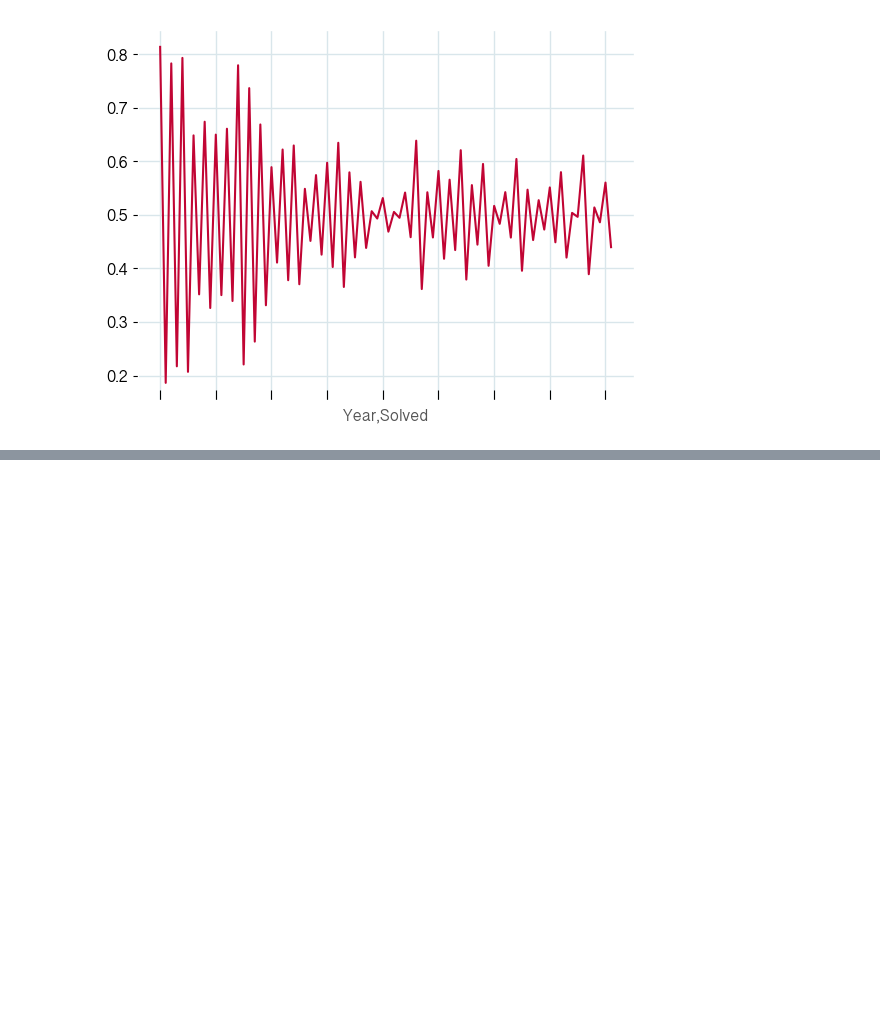
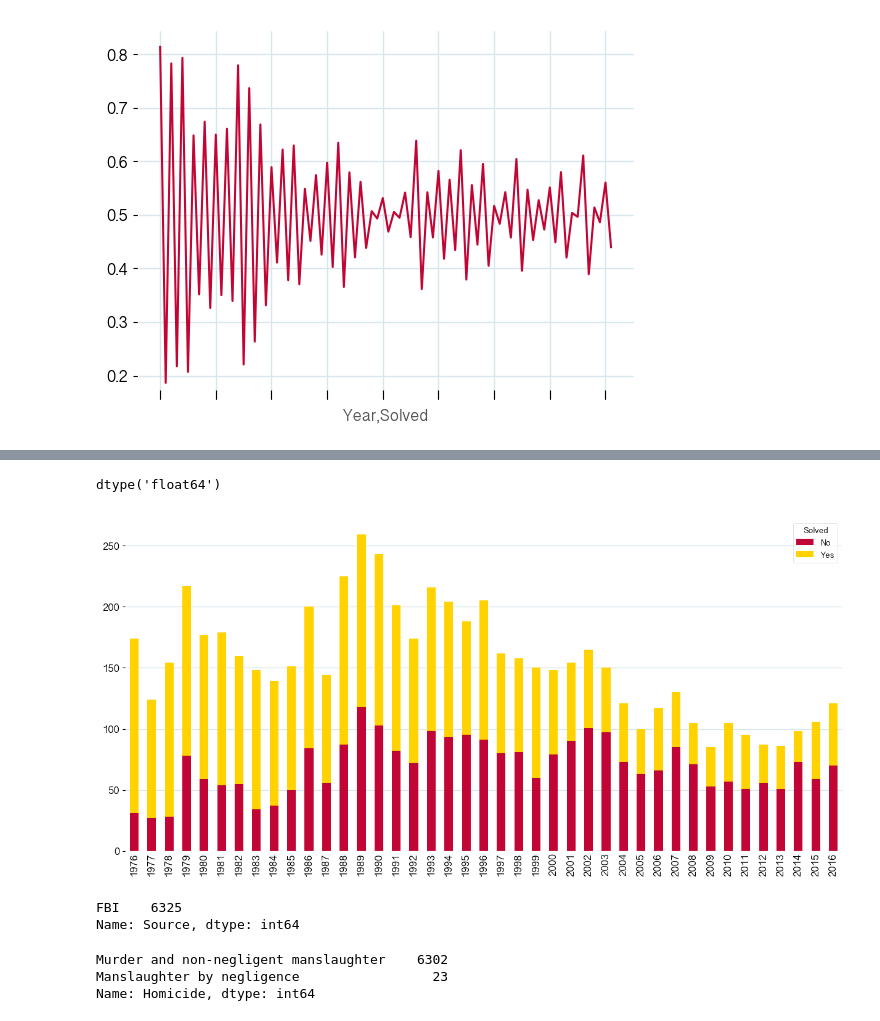
Before and after one commit to mattrehbein/data_studio, a Jupyter notebook: code/06-project/atl crime.ipynb, the cells around one changed output, grey strips where cells are left out. Saved outputs shown, nothing was run; the diff lists cells and outputs as text; code cells hidden in the pictures; blank space fills up the shorter version.

```diff
--- a/code/06-project/atl crime.ipynb
+++ b/code/06-project/atl crime.ipynb
@@ -134,0 +135,2 @@ atl.groupby('Year').Solved.value_counts(normalize=True)
+# %%
+atl = pd.read_csv("atl_unsolved.csv")
@@ -134,0 +147,31 @@ atl.groupby('Year').Solved.value_counts(normalize=True)
+# %%
+solved = atl.groupby('Year').Solved.value_counts(normalize=True)
+solved.dtype
+# %% [output]
+dtype('float64')
+# %%
+# race_df = top_ten.groupby('GANG_NAME')['RACE'].value_counts().unstack().reset_index().fillna(0)
+
+atl_solved = atl.groupby('Year')['Solved'].value_counts().unstack().reset_index()
+# %%
+ax = atl_solved.plot(kind='bar', x='Year', stacked=True, figsize=(15,7))
+
+ax.grid(False, axis='x')
+ax.yaxis.label.set_visible(False)
+ax.xaxis.label.set_visible(False)
+# ax.tick_params(which='major', left=False, bottom=False, grid_alpha=0.5)
+
+plt.show()
+# %% [output]
+[figure, added]
+# %%
+atl.Source.value_counts()
+# %% [output]
+FBI    6325
+Name: Source, dtype: int64
+# %%
+atl.Homicide.value_counts()
+# %% [output]
+Murder and non-negligent manslaughter    6302
+Manslaughter by negligence                 23
+Name: Homicide, dtype: int64
```
Also changed, not shown: parts of 12 cells of this notebook, 3 other files.
